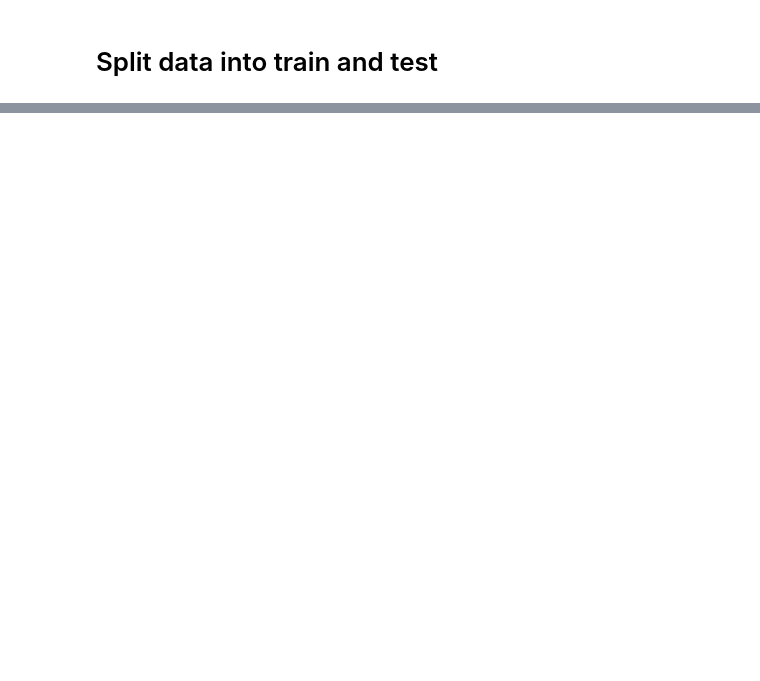
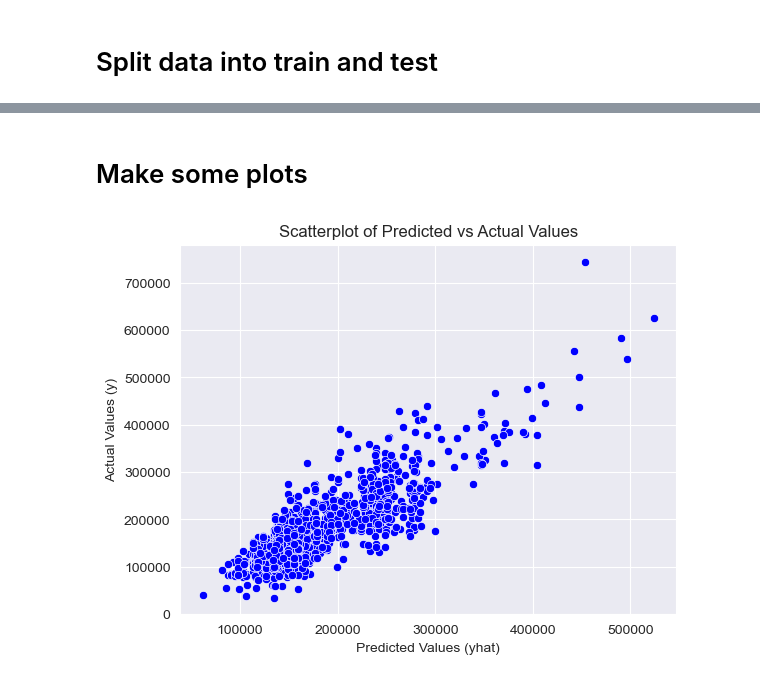
Before and after one commit to oskarflygare/kaggle-ames-housing, a Jupyter notebook: sklearn-xgboost.ipynb, the cells around one changed output, grey strips where cells are left out. Drawn from its saved outputs; the diff is of its cells as text; code cells hidden in the pictures; blank space fills up the shorter version.

Commit message:
add a simple xgboost prediction

```diff
--- a/sklearn-xgboost.ipynb
+++ b/sklearn-xgboost.ipynb
@@ -50,0 +97,22 @@ Pipeline score: 0.6329993775542335
+# %% [markdown]
+# Make some plots
+# %%
+train_preds = pipeline.predict(X_train)
+# %%
+df_plot = pd.DataFrame({'yhat': train_preds, 'y': y_train})
+# %%
+import seaborn as sns
+import matplotlib.pyplot as plt
+
+# Create a scatterplot
+sns.scatterplot(x='yhat', y='y', data=df_plot, color='blue')
+
+# Add labels and title
+plt.xlabel('Predicted Values (yhat)')
+plt.ylabel('Actual Values (y)')
+plt.title('Scatterplot of Predicted vs Actual Values')
+
+# Show the plot
+plt.show()
+# %% [output]
+[figure, added]
```
Also changed, not shown: parts of 14 cells of this notebook, 2 other files.
